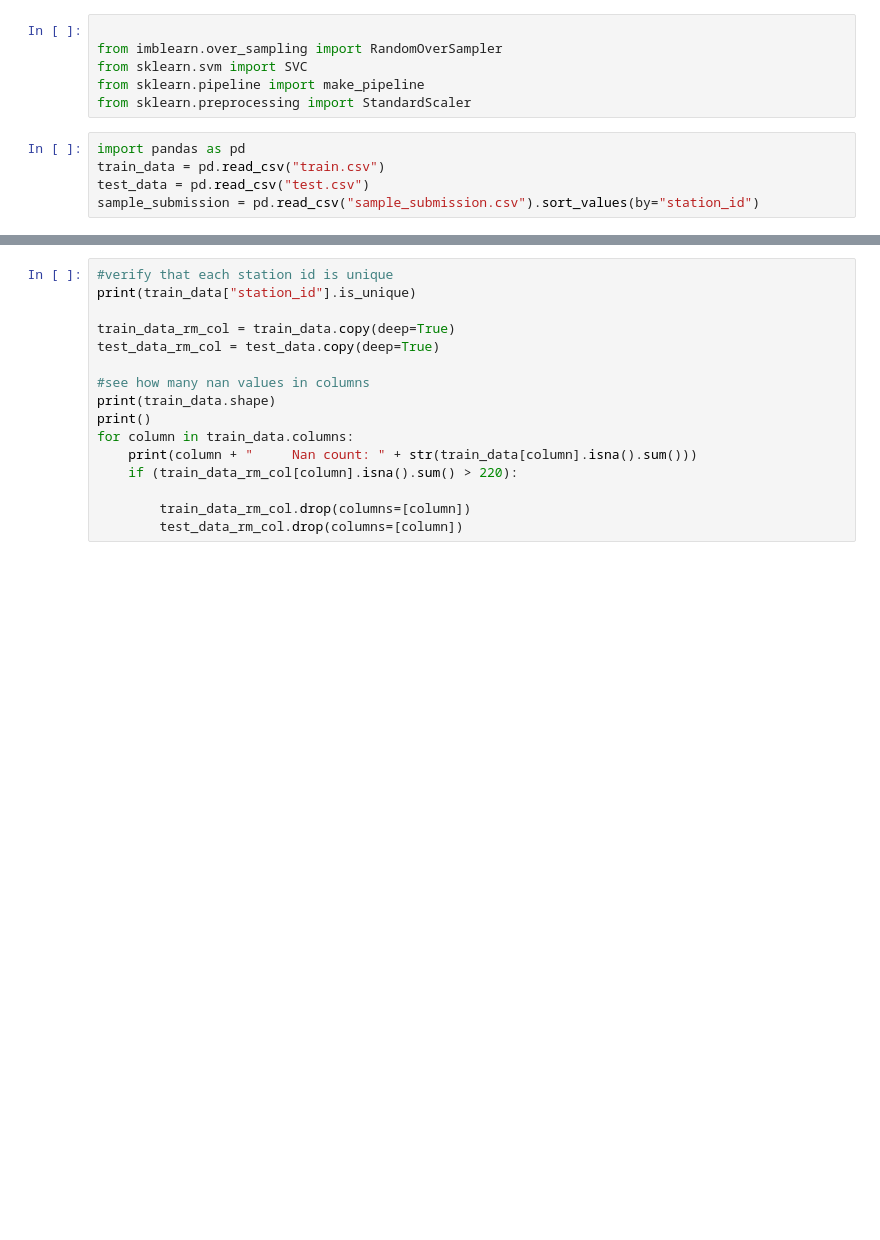
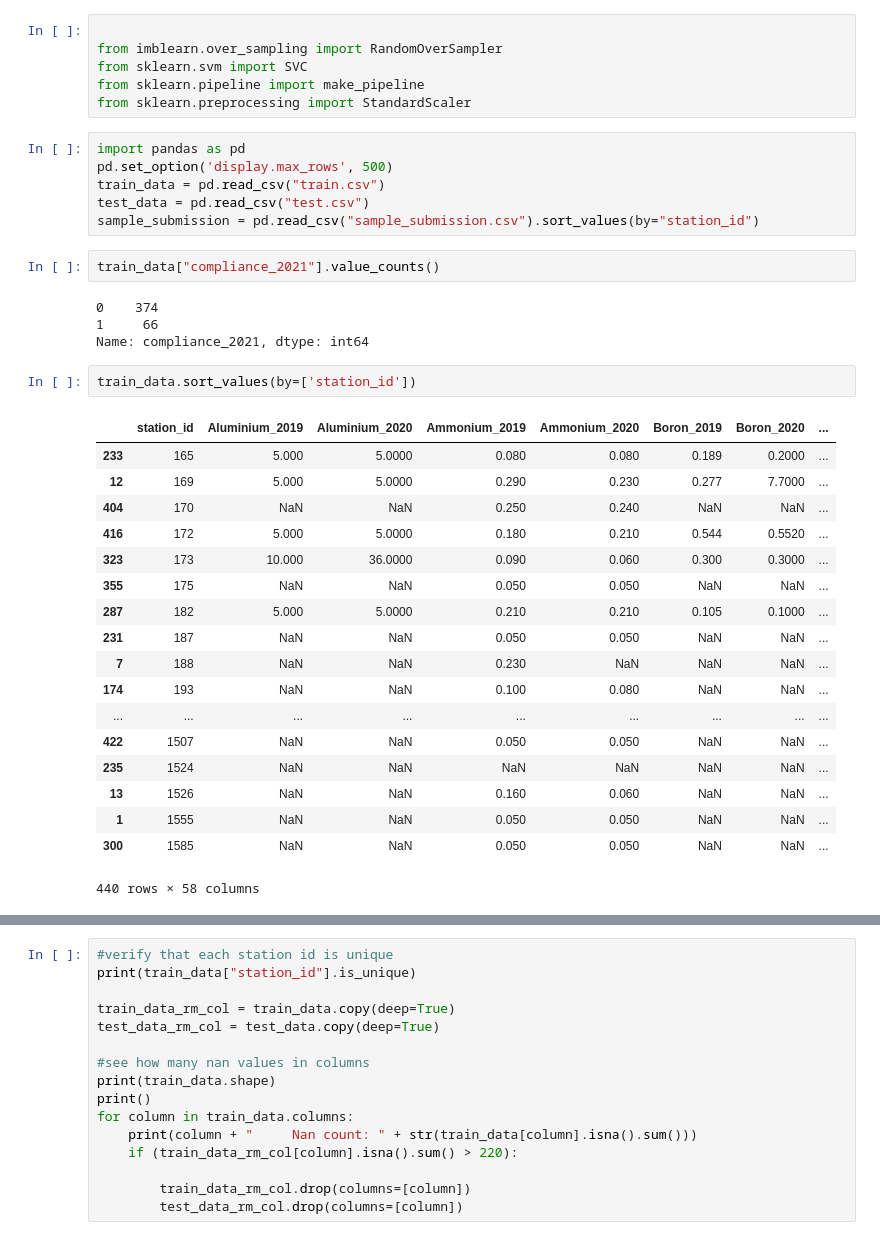
Before and after one commit to LauriKuresoo/WaterQuality, a Jupyter notebook: water-quality-checkpoint.ipynb, the cells around one changed output, grey strips where cells are left out. Cells and saved outputs as stored; diff of their text form; blank space fills up the shorter version.

```diff
--- a/water-quality-checkpoint.ipynb
+++ b/water-quality-checkpoint.ipynb
@@ -6,6 +6,34 @@ from sklearn.pipeline import make_pipeline
 from sklearn.preprocessing import StandardScaler
 # %%
 import pandas as pd
+pd.set_option('display.max_rows', 500)
 train_data = pd.read_csv("train.csv")
 test_data = pd.read_csv("test.csv")
 sample_submission = pd.read_csv("sample_submission.csv").sort_values(by="station_id")
+# %%
+train_data["compliance_2021"].value_counts()
+# %% [output]
+0    374
+1     66
+Name: compliance_2021, dtype: int64
+# %%
+train_data.sort_values(by=['station_id'])
+# %% [output]
+|  | station_id | Aluminium_2019 | Aluminium_2020 | Ammonium_2019 | Ammonium_2020 | Boron_2019 | Boron_2020 | ... |
+| 233 | 165 | 5.000 | 5.0000 | 0.080 | 0.080 | 0.189 | 0.2000 | ... |
+| 12 | 169 | 5.000 | 5.0000 | 0.290 | 0.230 | 0.277 | 7.7000 | ... |
+| 404 | 170 | NaN | NaN | 0.250 | 0.240 | NaN | NaN | ... |
+| 416 | 172 | 5.000 | 5.0000 | 0.180 | 0.210 | 0.544 | 0.5520 | ... |
+| 323 | 173 | 10.000 | 36.0000 | 0.090 | 0.060 | 0.300 | 0.3000 | ... |
+| 355 | 175 | NaN | NaN | 0.050 | 0.050 | NaN | NaN | ... |
+| 287 | 182 | 5.000 | 5.0000 | 0.210 | 0.210 | 0.105 | 0.1000 | ... |
+| 231 | 187 | NaN | NaN | 0.050 | 0.050 | NaN | NaN | ... |
+| 7 | 188 | NaN | NaN | 0.230 | NaN | NaN | NaN | ... |
+| 174 | 193 | NaN | NaN | 0.100 | 0.080 | NaN | NaN | ... |
+| ... | ... | ... | ... | ... | ... | ... | ... | ... |
+| 422 | 1507 | NaN | NaN | 0.050 | 0.050 | NaN | NaN | ... |
+| 235 | 1524 | NaN | NaN | NaN | NaN | NaN | NaN | ... |
+| 13 | 1526 | NaN | NaN | 0.160 | 0.060 | NaN | NaN | ... |
+| 1 | 1555 | NaN | NaN | 0.050 | 0.050 | NaN | NaN | ... |
+| 300 | 1585 | NaN | NaN | 0.050 | 0.050 | NaN | NaN | ... |
+440 rows × 58 columns
```
Also changed, not shown: parts of 21 cells of this notebook, 3 other files.
